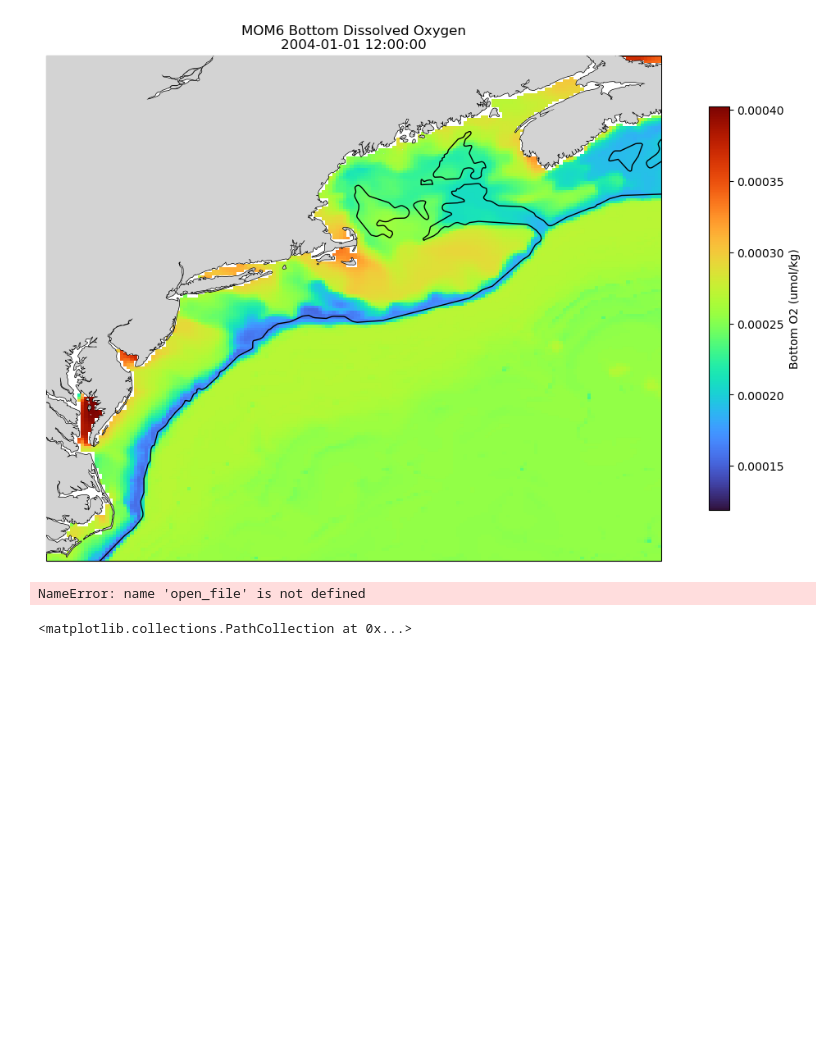
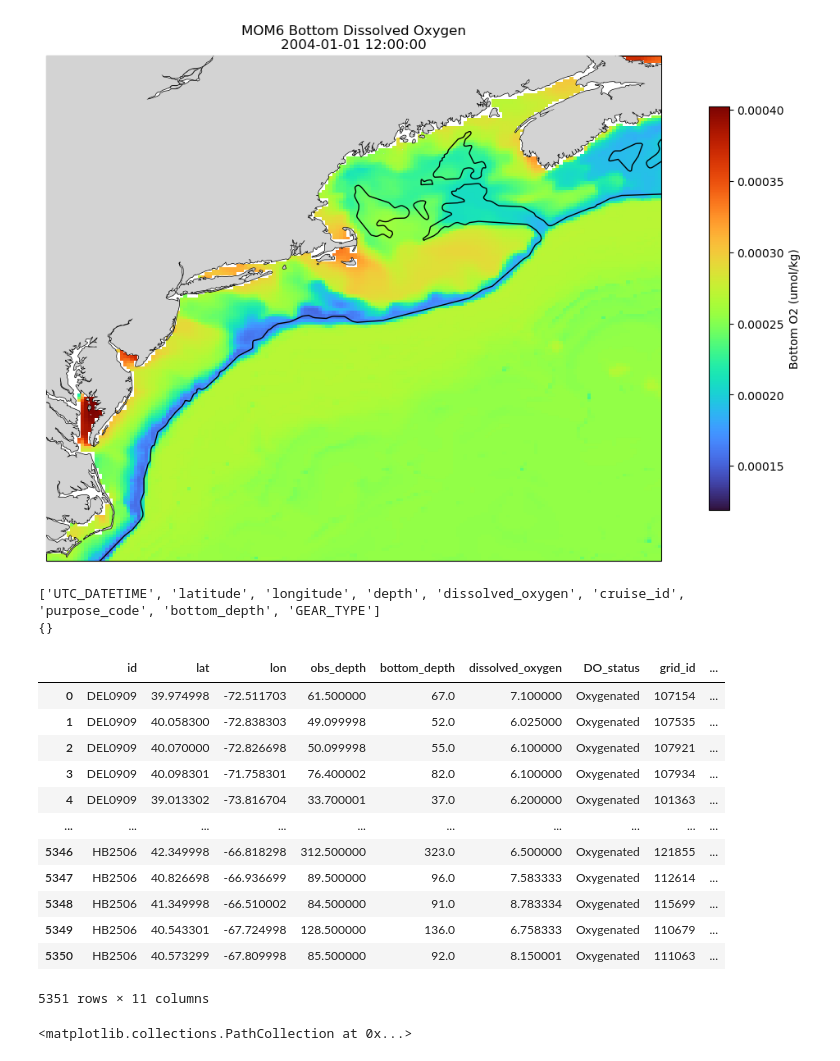
Before and after one commit to EGable1/MOM6-COBALT_2026, a Jupyter notebook: code/comparison_prep.ipynb, the cells around one changed output. Cells and saved outputs as stored; diff of their text form; code cells hidden in the pictures; blank space fills up the shorter version.

```diff
--- a/code/comparison_prep.ipynb
+++ b/code/comparison_prep.ipynb
@@ -155,6 +156,7 @@ ax.set_title(f'MOM6 Bottom Dissolved Oxygen\n{pd.to_datetime(ds.time[0].values)}
 Text(0.5, 1.0, 'MOM6 Bottom Dissolved Oxygen\n2004-01-01 12:00:00')
 [figure]
 # %%
+#define these functions
 def classify_DO(df, DO_column, battery_col=None):
   clean_df=df[df[DO_column]>0].copy()
   classified_df = clean_df.copy()
@@ -164,13 +166,6 @@ def classify_DO(df, DO_column, battery_col=None):
   classified_df.loc[classified_df[DO_column] < 3.9, 'DO_status'] = 'Mildly Hypoxic'
   classified_df.loc[classified_df[DO_column] < 2.41, 'DO_status'] = 'Hypoxia'
   classified_df.loc[classified_df[DO_column] < 0.2, 'DO_status'] = 'Anoxia'
-
-
-  # 2. FILTER BATTERY (Only if a battery column name was provided)
-  if battery_col is not None:
-    classified_df = classified_df[classified_df[battery_col] >= 50]
-
-    classified_df = classified_df.reset_index(drop=True)
 
   return classified_df
 
@@ -257,19 +253,37 @@ def prepare_df(df, DO_col, id_col, obs_depth_col, bottom_depth_col, lat_col, lon
 
   return df[requested_columns]
 # %%
+#1. Open the observational data file
 file=(r"C:\Users\edmund.gable\Documents\Hollings_2026\GitHub\MOM6-COBALT_2026\data\Raw_Data\Hydrographic_Monitoring\errdap_search.nc")
 df=open_file(file)
 
+#check to make sure units are in mg/L
 check_units(df, 'dissolved_oxygen')
-df=df[df['cruise_id']!='HB2101']
-classified_df=classify_DO(df, 'dissolved_oxygen')
+df=df[df['cruise_id']!='HB2101'] #removed this cruise because the oxygen detector malfunctioned
+
+#2. read in the grid extent
 mom6_grid_df=pd.read_csv(r"C:\Users\edmund.gable\Documents\Hollings_2026\GitHub\MOM6-COBALT_2026\data\Index\MOM6_Grid_Extent.csv")
 
+#3. prepare and export the prepared dataset
 dfp=prepare_df(df, 'dissolved_oxygen', 'cruise_id', 'depth', 'bottom_depth', 'latitude', 'longitude', 'UTC_DATETIME', mom6_grid_df)
 dfp
 #dfp.to_csv(processed_data / "Hydrographic_Monitoring_matched_2009_2025.csv")
 # %% [output]
-NameError: name 'open_file' is not defined
+['UTC_DATETIME', 'latitude', 'longitude', 'depth', 'dissolved_oxygen', 'cruise_id', 'purpose_code', 'bottom_depth', 'GEAR_TYPE']
+{}
+|  | id | lat | lon | obs_depth | bottom_depth | dissolved_oxygen | DO_status | grid_id | ... |
+| 0 | DEL0909 | 39.974998 | -72.511703 | 61.500000 | 67.0 | 7.100000 | Oxygenated | 107154 | ... |
+| 1 | DEL0909 | 40.058300 | -72.838303 | 49.099998 | 52.0 | 6.025000 | Oxygenated | 107535 | ... |
+| 2 | DEL0909 | 40.070000 | -72.826698 | 50.099998 | 55.0 | 6.100000 | Oxygenated | 107921 | ... |
+| 3 | DEL0909 | 40.098301 | -71.758301 | 76.400002 | 82.0 | 6.100000 | Oxygenated | 107934 | ... |
+| 4 | DEL0909 | 39.013302 | -73.816704 | 33.700001 | 37.0 | 6.200000 | Oxygenated | 101363 | ... |
+| ... | ... | ... | ... | ... | ... | ... | ... | ... | ... |
+| 5346 | HB2506 | 42.349998 | -66.818298 | 312.500000 | 323.0 | 6.500000 | Oxygenated | 121855 | ... |
+| 5347 | HB2506 | 40.826698 | -66.936699 | 89.500000 | 96.0 | 7.583333 | Oxygenated | 112614 | ... |
+| 5348 | HB2506 | 41.349998 | -66.510002 | 84.500000 | 91.0 | 8.783334 | Oxygenated | 115699 | ... |
+| 5349 | HB2506 | 40.543301 | -67.724998 | 128.500000 | 136.0 | 6.758333 | Oxygenated | 110679 | ... |
+| 5350 | HB2506 | 40.573299 | -67.809998 | 85.500000 | 92.0 | 8.150001 | Oxygenated | 111063 | ... |
+5351 rows × 11 columns
 # %%
 bathym = cfeature.NaturalEarthFeature(name='bathymetry_K_200', scale='10m', category='physical')
 bathym = unary_union(list(bathym.geometries()))
```
Also changed, not shown: parts of 19 cells of this notebook, 2 other files.
